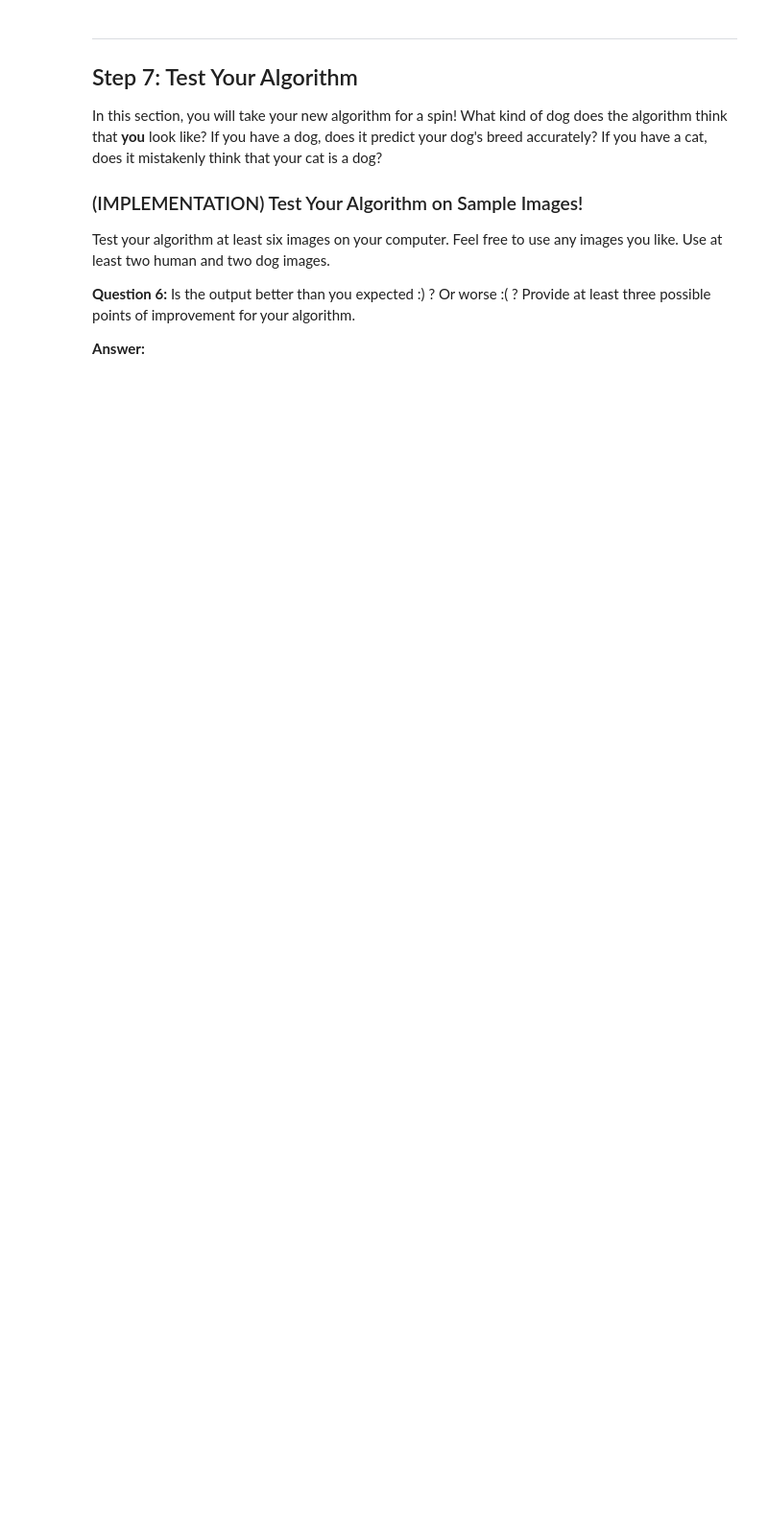
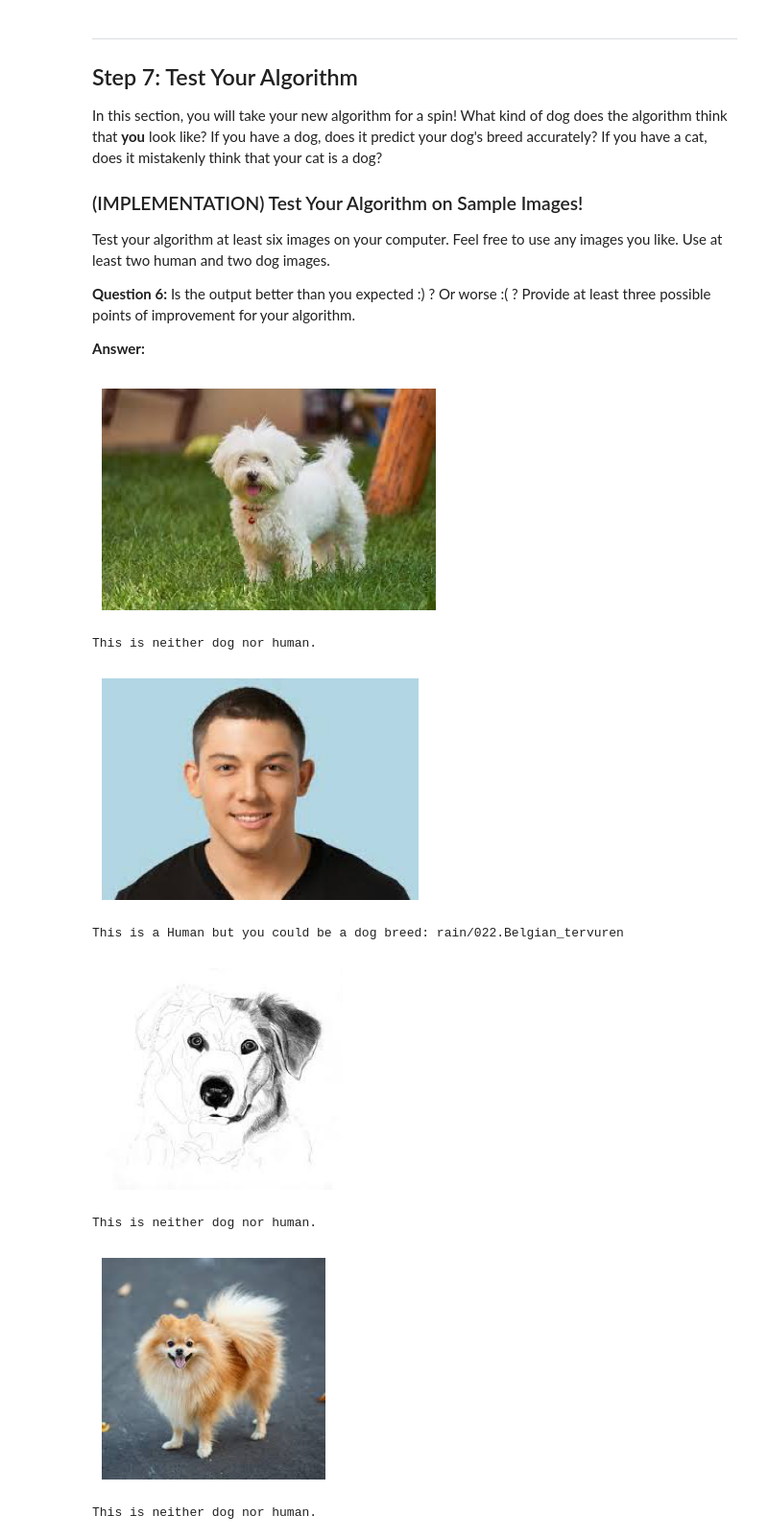
Before and after one commit to mafda/dog_breed_classifier, a Jupyter notebook: src/dog_app.ipynb, the cells around one changed output. Shown at 96% size. Saved outputs shown, nothing was run; the diff lists cells and outputs as text; code cells hidden in the pictures; blank space fills up the shorter version.

```diff
--- a/src/dog_app.ipynb
+++ b/src/dog_app.ipynb
@@ -1109,3 +1135,18 @@ __Answer:__
 ## TODO: Execute your algorithm from Step 6 on
 ## at least 6 images on your computer.
 ## Feel free to use as many code cells as needed.
+# %%
+sample_files = np.array(glob("../data/test-images/*"))
+random_files = np.random.choice(sample_files, 6, replace=False)
+
+for sample in random_files:
+    predict_breed(sample)
+# %% [output]
+[figure, added]
+This is neither dog nor human.
+[figure, added]
+This is a Human but you could be a dog breed: rain/022.Belgian_tervuren
+[figure, added]
+This is neither dog nor human.
+[figure, added]
+This is neither dog nor human.
```
Also changed, not shown: parts of 16 cells of this notebook.
